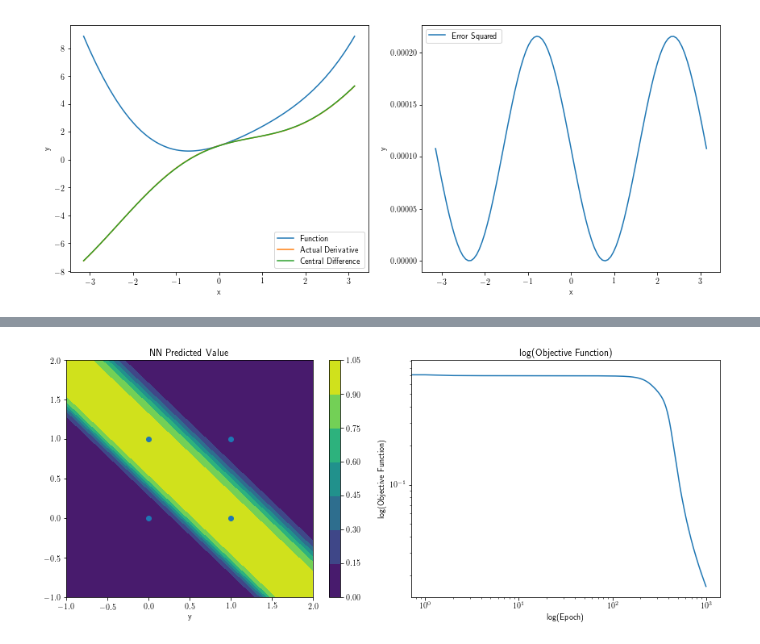
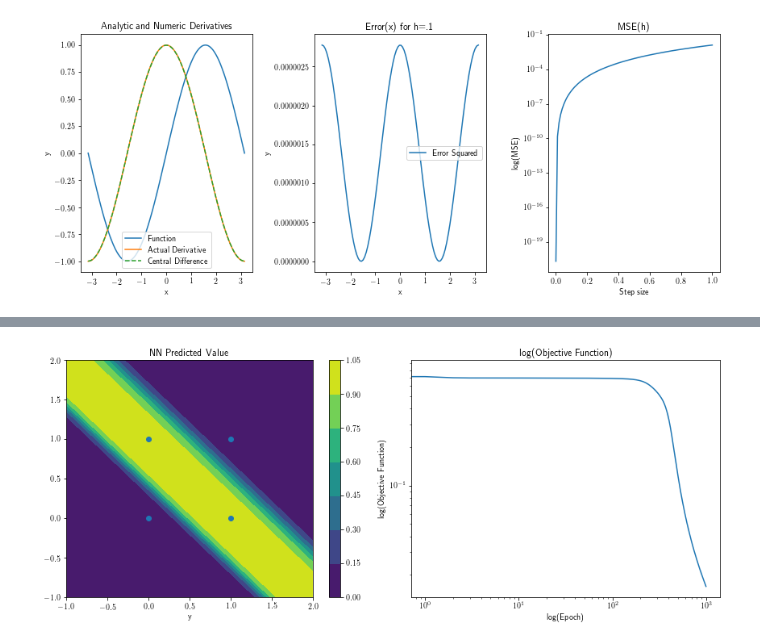
Before and after one commit to lewellen/dl-notes, a Jupyter notebook: Untitled.ipynb, the cells around one changed output, grey strips where cells are left out. Cells and saved outputs as stored; diff of their text form; code cells hidden in the pictures.

```diff
--- a/Untitled.ipynb
+++ b/Untitled.ipynb
@@ -65,64 +90,66 @@ def convergencePlot(ax, trace, f, dfd0):
     ax.legend()
 # %%
 def centralDiffGrad(f, theta, step = 0.1):
+    def centralDiff(x, i):
+        x[i] += step
+        a = f(theta)
+        x[i] -= 2.0 * step
+        b = f(theta)
+        x[i] += step
+        return (a - b) / (2.0 * step)
+
     assert theta.ndim <= 2
 
     result = np.zeros(theta.shape)
-
     if theta.ndim == 1:
         for r in xrange(len(theta)):
-                theta[r] += step
-                a = f(theta)
-
-                theta[r] -= 2.0 * step
-                b = f(theta)
-
-                result[r] = (a - b) / (2.0 * step)
-                theta[r] += step
-
-
+                result[r] = centralDiff(theta, r)
     else:
         (rows, cols) = theta.shape
         for r in xrange(0, rows):
             for c in xrange(0, cols):
-                theta[r, c] += step
-                a = f(theta)
-
-                theta[r, c] -= 2.0 * step
-                b = f(theta)
-
-                result[r, c] = (a - b) / (2.0 * step)
-                theta[r,c] += step
+                result[r, c] = centralDiff(theta, (r, c))
 
     return result
 
-f = lambda x : np.cos(x) + np.sin(x) + x**2
-fx = lambda x : -np.sin(x) + np.cos(x) + 2 * x
+f = lambda x : np.sin(x)
+fx = lambda x : np.cos(x)
 
 XS = np.linspace(-np.pi, +np.pi, 100)
 XSf = map(f, XS)
 XSfx = map(fx, XS)
-XScd = map(lambda x : centralDiffGrad(f, np.array([x]), .25), XS)
+XScd = map(lambda x : centralDiffGrad(f, np.array([x]), 0.1), XS)
+
+stepSizes = np.linspace(1e-6, 1e0, 100)
+error = map(lambda step : np.average(map(lambda x : np.power(fx(x) - centralDiffGrad(f, np.array([x]), step), 2.0), XS)), stepSizes)
 
 # Plot
-fig, ax = plt.subplots(1, 2)
+fig, ax = plt.subplots(1, 3)
 fig.set_size_inches(12, 5)
 ax[0].plot(XS, XSf, label="Function")
 ax[0].plot(XS, XSfx, label="Actual Derivative")
-ax[0].plot(XS, XScd, label="Central Difference")
+ax[0].plot(XS, XScd, label="Central Difference", linestyle="dashed")
 ax[0].set_xlabel("x")
 ax[0].set_ylabel("y")
+ax[0].set_title("Analytic and Numeric Derivatives")
 ax[0].legend()
 
 ax[1].plot(XS, map(lambda (x, y) : (x - y) ** 2, zip(XSfx, XScd)), label="Error Squared")
 ax[1].set_xlabel("x")
 ax[1].set_ylabel("y")
+ax[1].set_title("Error(x) for h=.1")
 ax[1].legend()
+
+ax[2].plot(stepSizes, error)
+ax[2].set_xlabel("Step size")
+ax[2].set_ylabel("log(MSE)")
+ax[2].set_yscale("log")
+ax[2].set_title("MSE(h)")
 
 fig.tight_layout()
 plt.show()
 # %% [output]
-[figure, old version]
+[figure, new version]
 # %%
 class DescentOptimizer:
     def __init__(self, step = 1, epsilon = 1e-6, maxIterations = 100):
```
Also changed, not shown: parts of 6 cells of this notebook.
